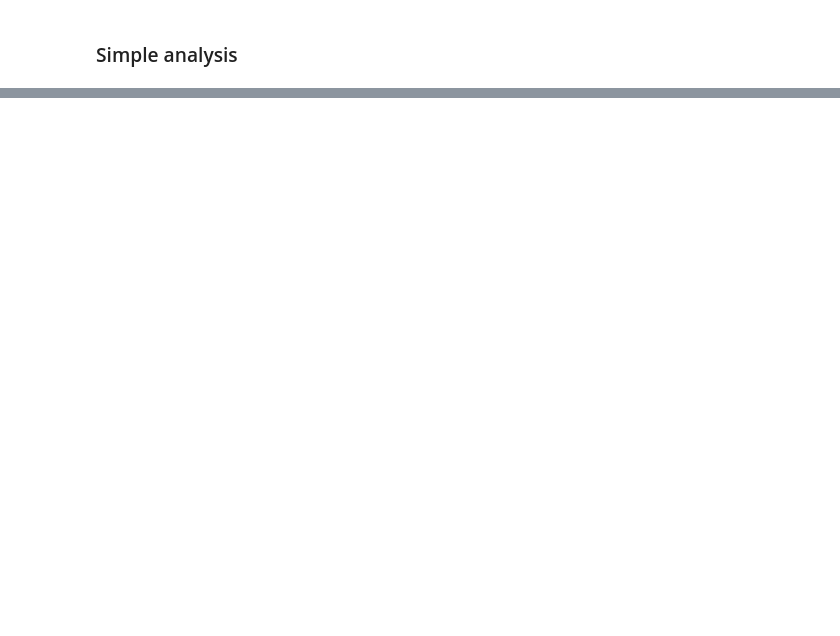
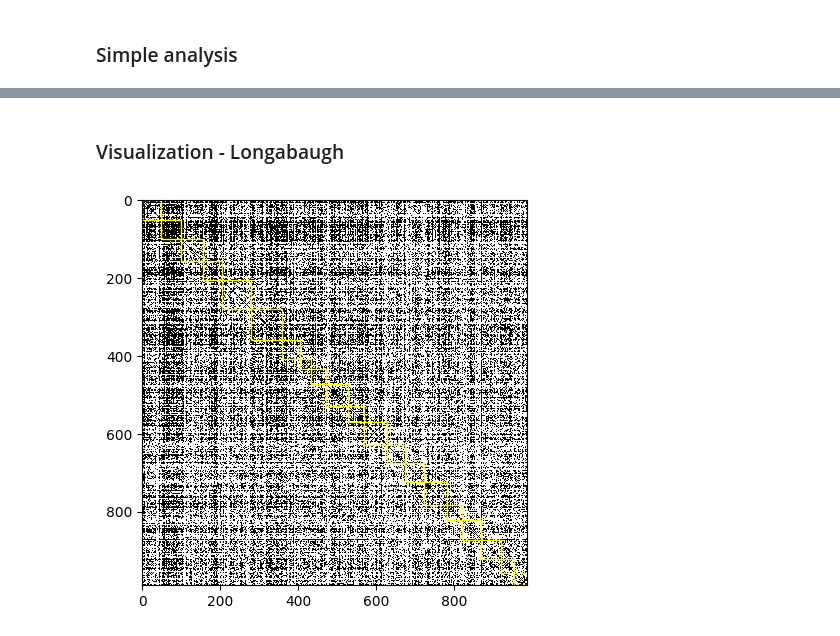
Before and after one commit to Geunhyeong-Han/shs-literature-text-mining, a Jupyter notebook: main.ipynb, the cells around one changed output, grey strips where cells are left out. Cells and saved outputs as stored; diff of their text form; code cells hidden in the pictures; blank space fills up the shorter version.

```diff
--- a/main.ipynb
+++ b/main.ipynb
@@ -695,0 +744,3 @@ plt.show()
+# %%
+from sklearn.decomposition import NMF, LatentDirichletAllocation
+n_topics = 1
@@ -695,0 +794,62 @@ plt.show()
+# %%
+vectorizer = TfidfVectorizer(vocabulary=select_keywords_list)
+X = vectorizer.fit_transform(df['corpus'])
+
+n_clusters = 20
+clustering = SpectralClustering(n_clusters=n_clusters, assign_labels="discretize", random_state=0).fit(X)
+clusters = clustering.labels_
+
+cos_sim = cosine_similarity(X)
+mean_sim = np.mean(cos_sim)
+
+binary_adj_matrix = np.where(cos_sim > mean_sim, 1, 0)
+# %% [markdown]
+### Visualization  - Longabaugh
+# %%
+import networkx as nx
+from matplotlib import pyplot, patches
+
+def draw_adjacency_matrix(G, node_order=None, partitions=[], colors=[]):
+    """
+    - G is a netorkx graph
+    - node_order (optional) is a list of nodes, where each node in G
+          appears exactly once
+    - partitions is a list of node lists, where each node in G appears
+          in exactly one node list
+    - colors is a list of strings indicating what color each
+          partition should be
+    If partitions is specified, the same number of colors needs to be
+    specified.
+    """
+    adjacency_matrix = nx.to_numpy_array(G, dtype=np.bool, nodelist=node_order)
+
+    #Plot adjacency matrix in toned-down black and white
+    fig = pyplot.figure(figsize=(5, 5)) # in inches
+    pyplot.imshow(adjacency_matrix,
+                  cmap="Greys",
+                  interpolation="none")
+
+    # The rest is just if you have sorted nodes by a partition and want to
+    # highlight the module boundaries
+    assert len(partitions) == len(colors)
+    ax = pyplot.gca()
+    current_idx = 0
+    for partition, color in zip(partitions, colors):
+        ax.add_patch(patches.Rectangle((current_idx, current_idx),
+                                          len(partition), # Width
+                                          len(partition), # Height
+                                          facecolor="none",
+                                          edgecolor=color,
+                                          linewidth=1))
+        current_idx += len(partition)
+
+G = nx.from_numpy_array(binary_adj_matrix)
+
+partitions = []
+for i in range(20):
+    partitions.append([idx for idx, cluster in enumerate(clusters) if cluster == i])
+
+colors = ['#FFFF00' for _ in range(20)]
+draw_adjacency_matrix(G, partitions=partitions, colors=colors)
+# %% [output]
+[figure, added]
```
Also changed, not shown: parts of 12 cells of this notebook.
